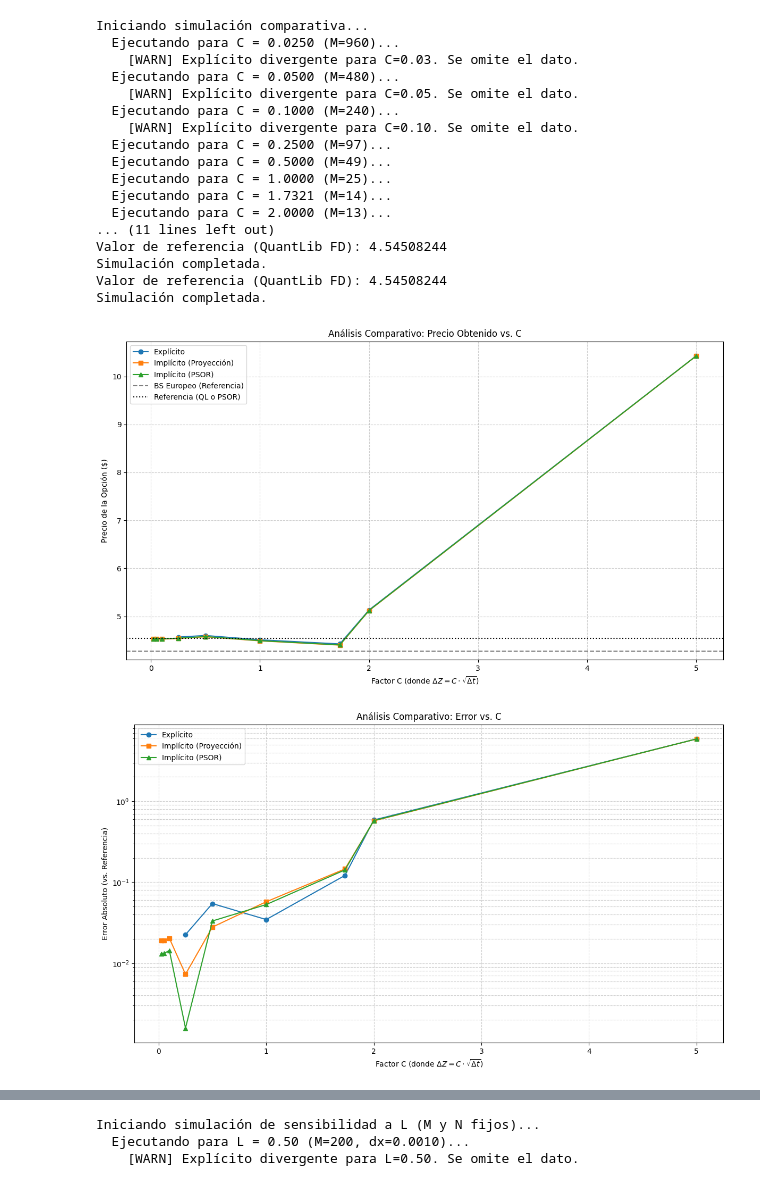
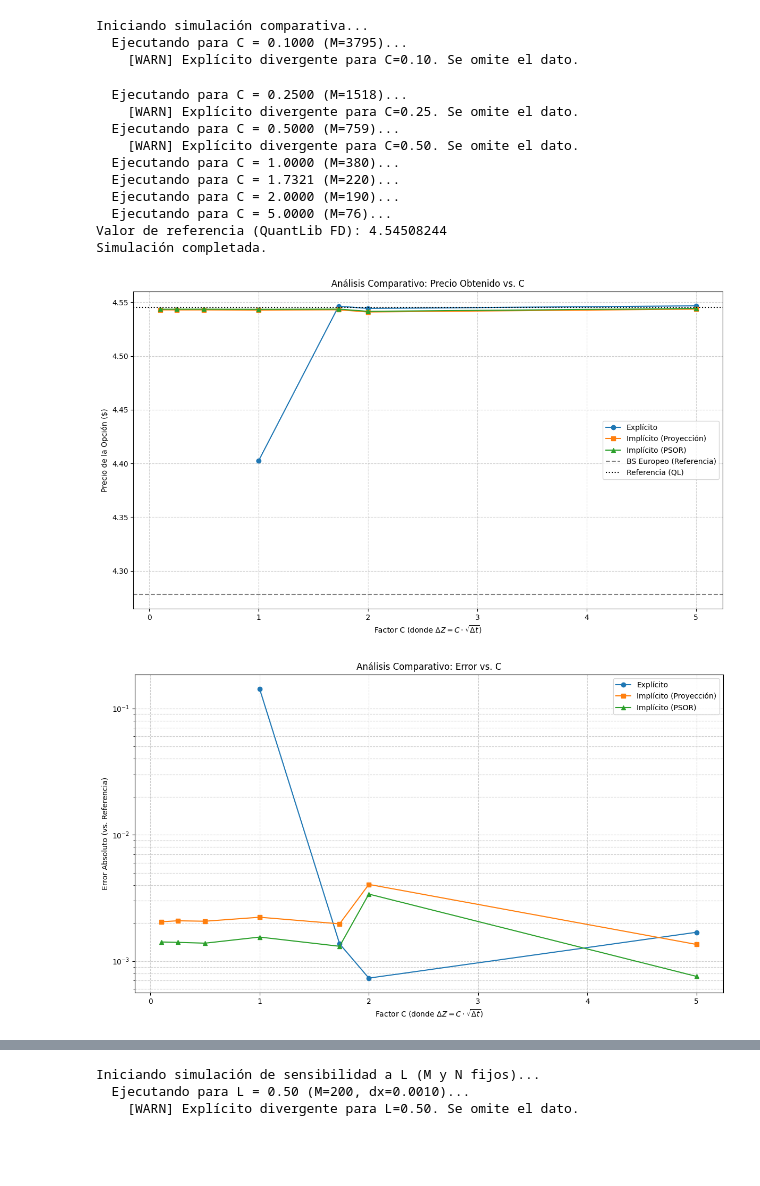
Before and after one commit to tomasgomezpizarro/Proyecto-Financiera, a Jupyter notebook: codigo.ipynb, the cells around one changed output, grey strips where cells are left out. Saved outputs shown, nothing was run; the diff lists cells and outputs as text; code cells hidden in the pictures; blank space fills up the shorter version.

```diff
--- a/codigo.ipynb
+++ b/codigo.ipynb
@@ -203,12 +222,12 @@ is_call = False
 american = True
 
 # N es fijo, por lo tanto dt es fijo
-N = 100
+N = 1000
 dt = T / N
 
 # Rango de relaciones C = ΔZ / sqrt(Δt) para probar
 # C_values = [0.05, 0.1, 0.25, 0.5, 1.0, 2.0, 5.0]
-C_values = [0.025, 0.05, 0.1, 0.25, 0.5, 1.0, np.sqrt(3), 2.0, 5.0]
+C_values = [0.1, 0.25, 0.5, 1.0, np.sqrt(3), 2.0, 5.0]
 
 # Estructuras para almacenar resultados
 results = {
@@ -227,7 +246,7 @@ for C in C_values:
     results['C_values'].append(C)
 
     # Calcular M basado en la relación C = dx / sqrt(dt)
-    dx = C * np.sqrt(dt)
+    dx = sigma * C * np.sqrt(dt)
     M = int(np.ceil((xmax - xmin) / dx))
 
 
@@ -316,47 +335,43 @@ plt.show()
 # Gráfico 2: Error
 plt.figure(figsize=(12, 7))
 plt.plot(x_axis_data, results['explicit']['error'], 'o-', label='Explícito')
 plt.plot(x_axis_data, results['implicit_proj']['error'], 's-', label='Implícito (Proyección)')
 plt.plot(x_axis_data, results['implicit_psor']['error'], '^-', label='Implícito (PSOR)')
 plt.ylabel('Error Absoluto (vs. Referencia)')
 plt.xlabel(xlabel_text)
 plt.title('Análisis Comparativo: Error vs. C')
 plt.yscale('log')
 plt.grid(True, which="both", linestyle='--', alpha=0.6)
 plt.legend()
 plt.tight_layout()
 plt.show()
 
 # Gráfico 3: Velocidad
 plt.figure(figsize=(12, 7))
 plt.plot(x_axis_data, results['explicit']['time'], 'o-', label='Explícito')
 plt.plot(x_axis_data, results['implicit_proj']['time'], 's-', label='Implícito (Proyección)')
 plt.plot(x_axis_data, results['implicit_psor']['time'], '^-', label='Implícito (PSOR)')
 plt.xlabel(xlabel_text)
 plt.ylabel('Tiempo de Ejecución (s)')
 plt.title('Análisis Comparativo: Velocidad vs. C')
 plt.yscale('log')
 plt.grid(True, linestyle='--', alpha=0.6)
 plt.legend()
 plt.tight_layout()
 plt.show()
 # %% [output]
 Iniciando simulación comparativa...
-  Ejecutando para C = 0.0250 (M=960)...
-    [WARN] Explícito divergente para C=0.03. Se omite el dato.
-  Ejecutando para C = 0.0500 (M=480)...
-    [WARN] Explícito divergente para C=0.05. Se omite el dato.
-  Ejecutando para C = 0.1000 (M=240)...
+  Ejecutando para C = 0.1000 (M=3795)...
     [WARN] Explícito divergente para C=0.10. Se omite el dato.
-  Ejecutando para C = 0.2500 (M=97)...
-  Ejecutando para C = 0.5000 (M=49)...
-  Ejecutando para C = 1.0000 (M=25)...
-  Ejecutando para C = 1.7321 (M=14)...
-  Ejecutando para C = 2.0000 (M=13)...
-... (11 lines left out)
-Valor de referencia (QuantLib FD): 4.54508244
-Simulación completada.
-Valor de referencia (QuantLib FD): 4.54508244
-Simulación completada.
+  Ejecutando para C = 0.2500 (M=1518)...
+    [WARN] Explícito divergente para C=0.25. Se omite el dato.
+  Ejecutando para C = 0.5000 (M=759)...
+    [WARN] Explícito divergente para C=0.50. Se omite el dato.
+  Ejecutando para C = 1.0000 (M=380)...
+  Ejecutando para C = 1.7321 (M=220)...
+  Ejecutando para C = 2.0000 (M=190)...
+  Ejecutando para C = 5.0000 (M=76)...
+Valor de referencia (QuantLib FD): 4.54508244
+Simulación completada.
-[figure, old version]
+[figure, new version]
-[figure, old version]
+[figure, new version]
```
Also changed, not shown: parts of 2 cells of this notebook, 1 other file.
